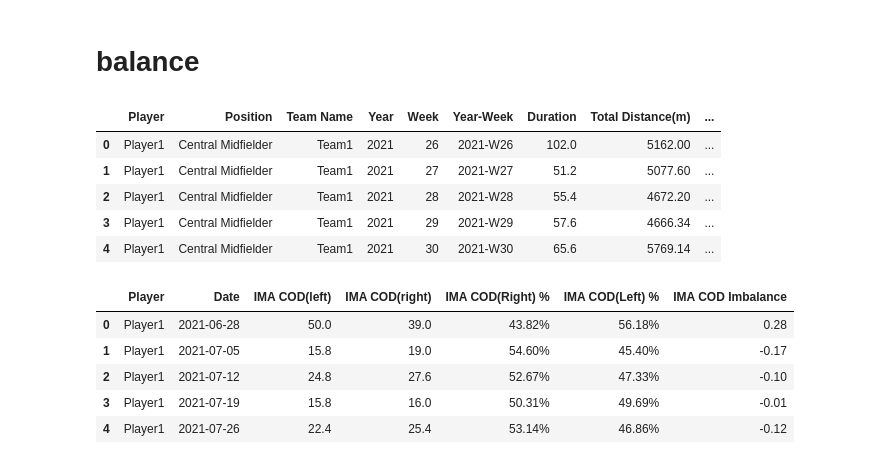
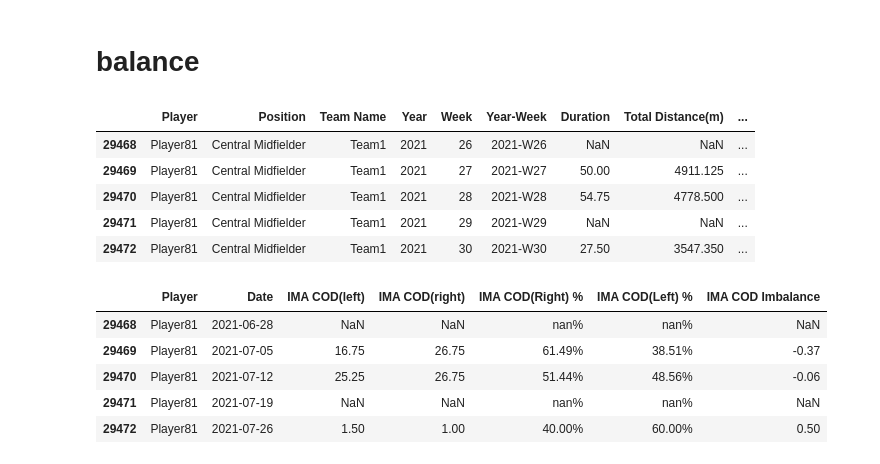
Before and after one commit to typewind/phylix, a Jupyter notebook: processed_explore.ipynb, the cells around one changed output. Drawn from its saved outputs; the diff is of its cells as text; code cells hidden in the pictures.

```diff
--- a/processed_explore.ipynb
+++ b/processed_explore.ipynb
@@ -113,20 +150,22 @@ metrics_classes
 # %% [markdown]
 # balance
+# %%
+player_81_w = df_week_player[df_week_player["Player"] == "Player81"]
 # %%
-player1.head()
+player_81_w.head()
 # %% [output]
 |  | Player | Position | Team Name | Year | Week | Year-Week | Duration | Total Distance(m) | ... |
-| 0 | Player1 | Central Midfielder | Team1 | 2021 | 26 | 2021-W26 | 102.0 | 5162.00 | ... |
-| 1 | Player1 | Central Midfielder | Team1 | 2021 | 27 | 2021-W27 | 51.2 | 5077.60 | ... |
-| 2 | Player1 | Central Midfielder | Team1 | 2021 | 28 | 2021-W28 | 55.4 | 4672.20 | ... |
-| 3 | Player1 | Central Midfielder | Team1 | 2021 | 29 | 2021-W29 | 57.6 | 4666.34 | ... |
-| 4 | Player1 | Central Midfielder | Team1 | 2021 | 30 | 2021-W30 | 65.6 | 5769.14 | ... |
+| 29468 | Player81 | Central Midfielder | Team1 | 2021 | 26 | 2021-W26 | NaN | NaN | ... |
+| 29469 | Player81 | Central Midfielder | Team1 | 2021 | 27 | 2021-W27 | 50.00 | 4911.125 | ... |
+| 29470 | Player81 | Central Midfielder | Team1 | 2021 | 28 | 2021-W28 | 54.75 | 4778.500 | ... |
+| 29471 | Player81 | Central Midfielder | Team1 | 2021 | 29 | 2021-W29 | NaN | NaN | ... |
+| 29472 | Player81 | Central Midfielder | Team1 | 2021 | 30 | 2021-W30 | 27.50 | 3547.350 | ... |
 # %%
-player1[["Player","Date","IMA COD(left)", "IMA COD(right)","IMA COD(Right) %", "IMA COD(Left) %", "IMA COD Imbalance"]].head()
+player_81_w[["Player","Date","IMA COD(left)", "IMA COD(right)","IMA COD(Right) %", "IMA COD(Left) %", "IMA COD Imbalance"]].head()
 # %% [output]
 |  | Player | Date | IMA COD(left) | IMA COD(right) | IMA COD(Right) % | IMA COD(Left) % | IMA COD Imbalance |
-| 0 | Player1 | 2021-06-28 | 50.0 | 39.0 | 43.82% | 56.18% | 0.28 |
-| 1 | Player1 | 2021-07-05 | 15.8 | 19.0 | 54.60% | 45.40% | -0.17 |
-| 2 | Player1 | 2021-07-12 | 24.8 | 27.6 | 52.67% | 47.33% | -0.10 |
-| 3 | Player1 | 2021-07-19 | 15.8 | 16.0 | 50.31% | 49.69% | -0.01 |
-| 4 | Player1 | 2021-07-26 | 22.4 | 25.4 | 53.14% | 46.86% | -0.12 |
+| 29468 | Player81 | 2021-06-28 | NaN | NaN | nan% | nan% | NaN |
+| 29469 | Player81 | 2021-07-05 | 16.75 | 26.75 | 61.49% | 38.51% | -0.37 |
+| 29470 | Player81 | 2021-07-12 | 25.25 | 26.75 | 51.44% | 48.56% | -0.06 |
+| 29471 | Player81 | 2021-07-19 | NaN | NaN | nan% | nan% | NaN |
+| 29472 | Player81 | 2021-07-26 | 1.50 | 1.00 | 40.00% | 60.00% | 0.50 |
```
Also changed, not shown: parts of 29 cells of this notebook, 1 other file.
